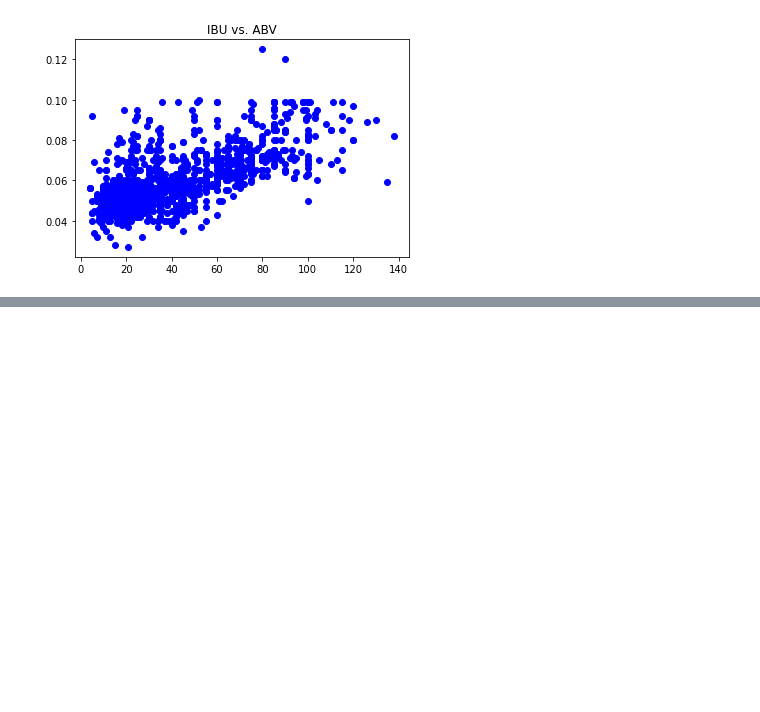
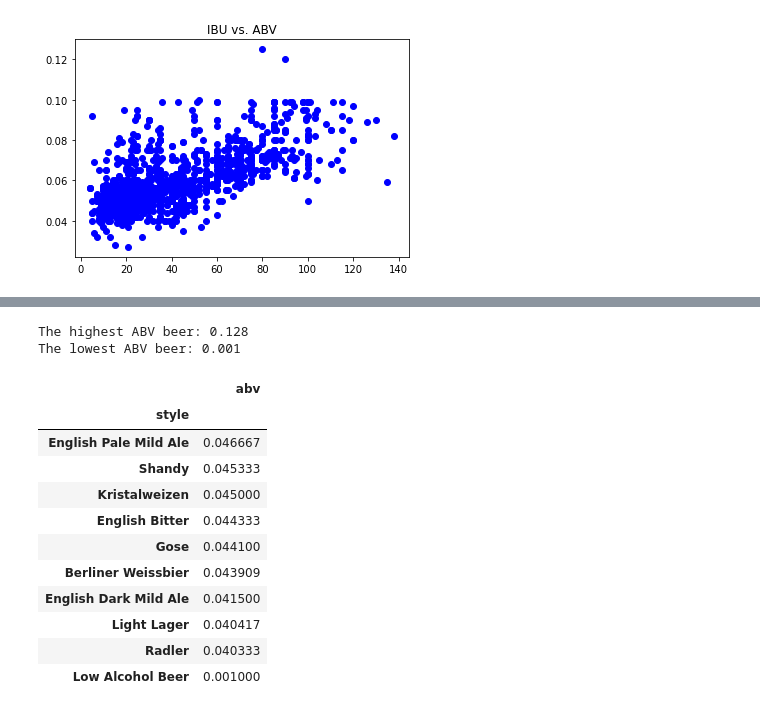
Before and after one commit to ItsGreyedOut/Brewery-Startup, a Jupyter notebook: resources/Dawn_proj1.ipynb, the cells around one changed output, grey strips where cells are left out. Cells and saved outputs as stored; diff of their text form; code cells hidden in the pictures; blank space fills up the shorter version.

```diff
--- a/resources/Dawn_proj1.ipynb
+++ b/resources/Dawn_proj1.ipynb
@@ -132,0 +144,22 @@ Text(0.5, 1.0, 'IBU vs. ABV')
+# %%
+print('The highest ABV beer:', beers_df['abv'].max())
+print('The lowest ABV beer:', beers_df['abv'].min())
+# %% [output]
+The highest ABV beer: 0.128
+The lowest ABV beer: 0.001
+# %%
+lowest_abv = beers_df.groupby('style')[['abv']].mean().nsmallest(10, columns='abv')
+lowest_abv.sort_values(by='abv', ascending=False)
+# %% [output]
+|  | abv |
+| style |  |
+| English Pale Mild Ale | 0.046667 |
+| Shandy | 0.045333 |
+| Kristalweizen | 0.045000 |
+| English Bitter | 0.044333 |
+| Gose | 0.044100 |
+| Berliner Weissbier | 0.043909 |
+| English Dark Mild Ale | 0.041500 |
+| Light Lager | 0.040417 |
+| Radler | 0.040333 |
+| Low Alcohol Beer | 0.001000 |
```
Also changed, not shown: parts of 6 cells of this notebook.
